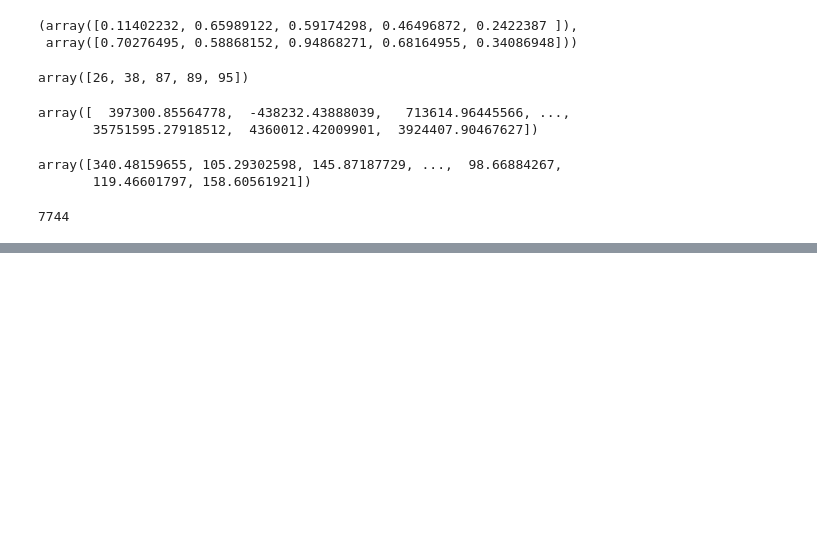
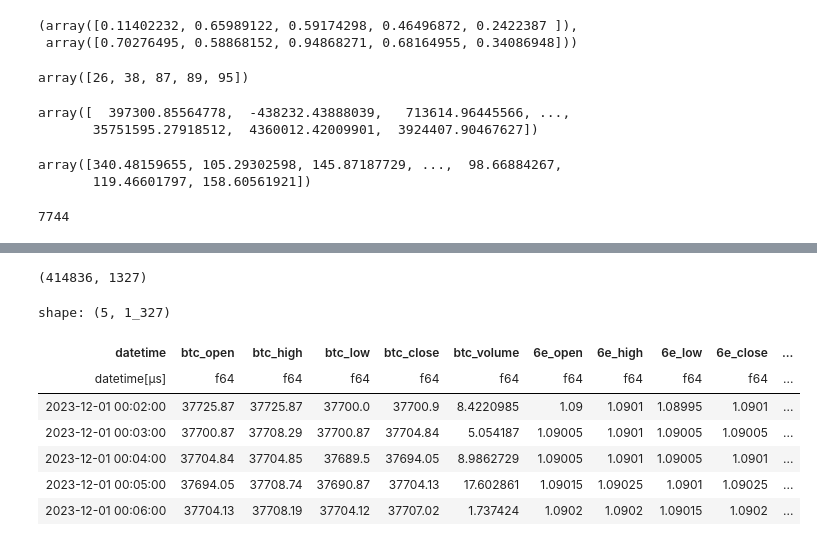
Before and after one commit to VaheC/PonyGE2, a Jupyter notebook: test.ipynb, the cells around one changed output, grey strips where cells are left out. Drawn from its saved outputs; the diff is of its cells as text; code cells hidden in the pictures; blank space fills up the shorter version.

```diff
--- a/test.ipynb
+++ b/test.ipynb
@@ -4476,0 +5007,20 @@ gc.collect()'''
+# %%
+df.shape
+# %% [output]
+(414836, 1327)
+# %%
+import polars as pl
+
+df_pl = pl.read_csv(Path(r'/\Users/\vchar/\OneDrive/\Desktop/\ML Projects/\Upwork/\AlgoT_ML_Dev/\GrammarEvolution/\PonyGE2/\all_data_1min.csv'))
+df_pl = df_pl.with_columns(pl.col('datetime').str.to_datetime())
+df_pl = df_pl.sort('datetime', descending=False)
+df_pl.head()
+# %% [output]
+shape: (5, 1_327)
+| datetime | btc_open | btc_high | btc_low | btc_close | btc_volume | 6e_open | 6e_high | 6e_low | 6e_close | ... |
+| datetime[μs] | f64 | f64 | f64 | f64 | f64 | f64 | f64 | f64 | f64 | ... |
+| 2023-12-01 00:02:00 | 37725.87 | 37725.87 | 37700.0 | 37700.9 | 8.4220985 | 1.09 | 1.0901 | 1.08995 | 1.0901 | ... |
+| 2023-12-01 00:03:00 | 37700.87 | 37708.29 | 37700.87 | 37704.84 | 5.054187 | 1.09005 | 1.0901 | 1.09005 | 1.09005 | ... |
+| 2023-12-01 00:04:00 | 37704.84 | 37704.85 | 37689.5 | 37694.05 | 8.9862729 | 1.09005 | 1.0901 | 1.09005 | 1.0901 | ... |
+| 2023-12-01 00:05:00 | 37694.05 | 37708.74 | 37690.87 | 37704.13 | 17.602861 | 1.09015 | 1.09025 | 1.0901 | 1.09025 | ... |
+| 2023-12-01 00:06:00 | 37704.13 | 37708.19 | 37704.12 | 37707.02 | 1.737424 | 1.0902 | 1.0902 | 1.09015 | 1.0902 | ... |
```
Also changed, not shown: parts of 38 cells of this notebook.
